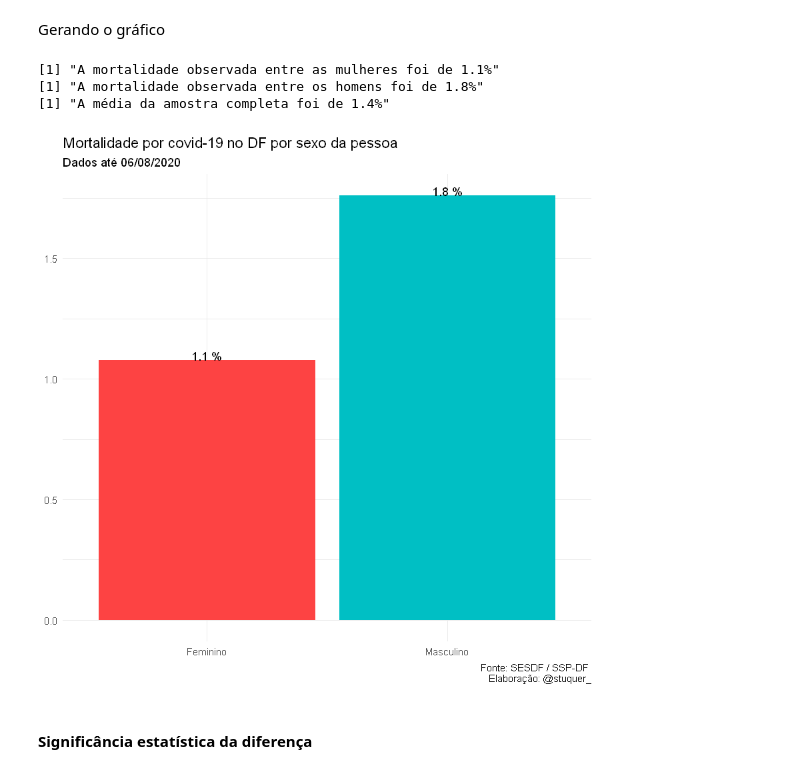
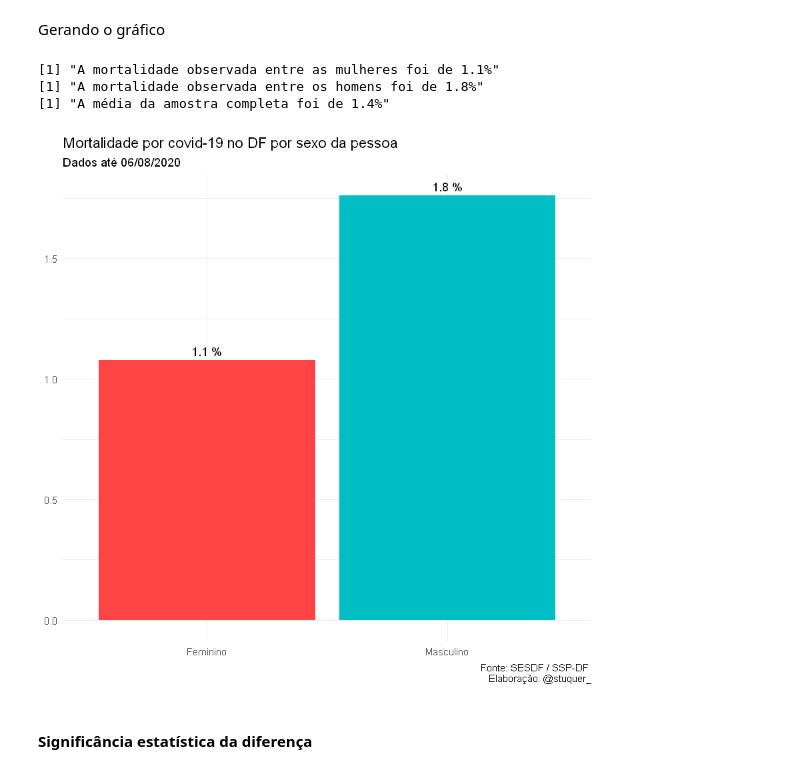
Before and after one commit to rstuckert3/covid_df, a Jupyter notebook: covid_notebook.ipynb, the cells around one changed output. Saved outputs shown, nothing was run; the diff lists cells and outputs as text; code cells hidden in the pictures.

```diff
--- a/covid_notebook.ipynb
+++ b/covid_notebook.ipynb
@@ -236,27 +255,28 @@ Gerando o gráfico
 # %%
 # Mortalidade por grupos
 print(stringr::str_c("A mortalidade observada entre as mulheres foi de ", round(df_Sexo[1, 4] * 100, 1), "%"))
 print(stringr::str_c("A mortalidade observada entre os homens foi de ", round(df_Sexo[2, 4] * 100, 1), "%"))
 print(stringr::str_c("A média da amostra completa foi de ",
                      round( 100 * sum(df_Sexo$obitos) / sum(df_Sexo$casos), 1), "%"))
 
 # Gráfico de mortalidade
 df_Sexo %>%
  ggplot(aes(x = Sexo, y = mortalidade * 100)) +
  geom_bar(stat = "identity", fill = c("#fd4343", "#00BFC4")) +
  geom_text(aes(x = Sexo, y = mortalidade * 100,
-               label = paste(c(round(mortalidade * 100, 1)), "%")),
-           vjust=0) +
+               label = paste(c(round(mortalidade * 100, 1)), "%")), # Rótulo da mortalidade
+           vjust=-0.5) + # Distância vertical
  theme_minimal() + # Fundo branco
  labs(x = NULL, y = NULL,
      title = "Mortalidade por covid-19 no DF por sexo da pessoa",
      subtitle = stringr::str_c("Dados até ", last_update),
-     caption = "Fonte: SESDF / SSP-DF \n Elaboração: @stuquer_") # Rodapé
+     caption = "Fonte: SESDF / SSP-DF \n Elaboração: @stuquer_") + # Rodapé
+ theme(plot.subtitle = element_text(color="black", face="plain")) # Edita o subtítulo
 # %% [output]
 [1] "A mortalidade observada entre as mulheres foi de 1.1%"
 [1] "A mortalidade observada entre os homens foi de 1.8%"
 [1] "A média da amostra completa foi de 1.4%"
-[figure, old version]
+[figure, new version]
 # %% [markdown]
 #### Significância estatística da diferença
 # %% [markdown]
```
Also changed, not shown: parts of 5 cells of this notebook.
